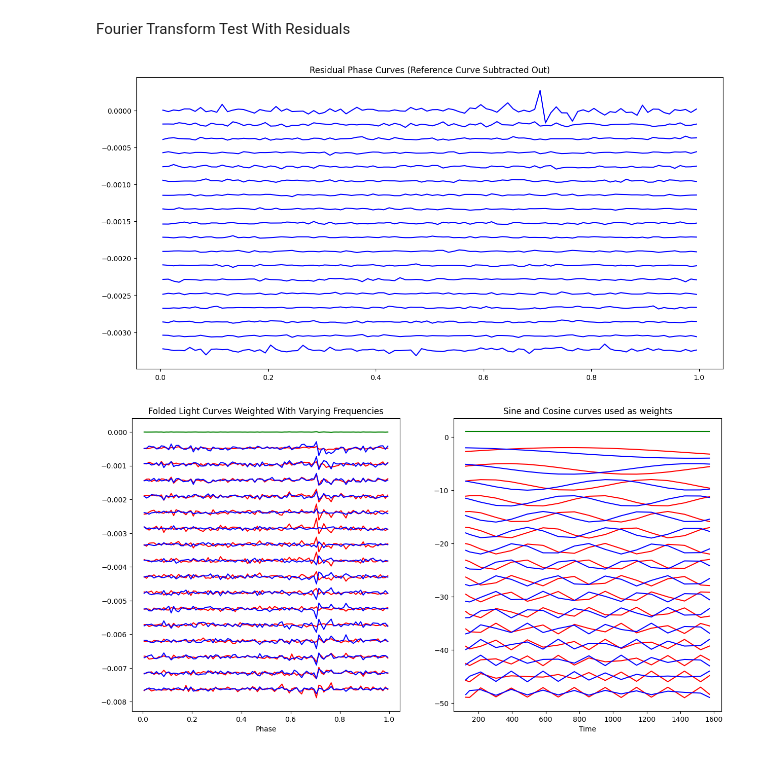
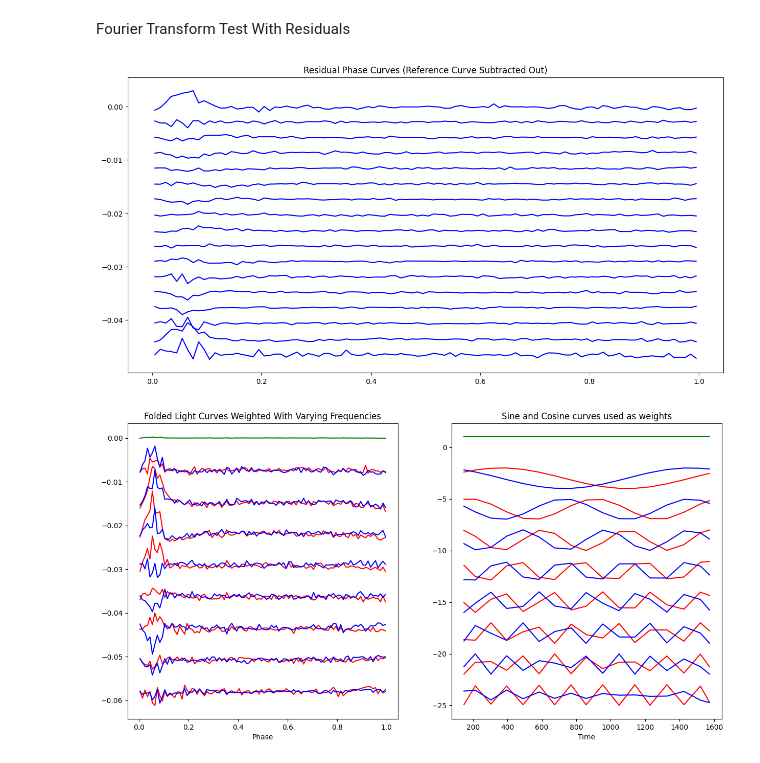
Before and after one commit to nsodickson/USP-Exoplanet-Analysis, a Jupyter notebook: Pipeline.ipynb, the cells around one changed output. Drawn from its saved outputs; the diff is of its cells as text; code cells hidden in the pictures.

```diff
--- a/Pipeline.ipynb
+++ b/Pipeline.ipynb
@@ -660,7 +665,7 @@ Target List:
 - Kepler-42 c, notes: extremely short period
 # %%
 # Initialize Target Constants
-target = "Kepler-78 b"
+target = "Kepler-1520 b"
 if target in sp_csv.index:
     prior_period = sp_csv.loc[target, "pl_orbper"]
     target_period_range = getPeriodRange(period=prior_period)
@@ -768,7 +746,7 @@ Target List:
 - Kepler-42 c, notes: extremely short period
 # %%
 # Initialize target constants
-target = "Kepler-78 b"
+target = "Kepler-1520 b"
 if target in sp_csv.index:
     prior_period = sp_csv.loc[target, "pl_orbper"]
     target_period_range = getPeriodRange(period=prior_period)
@@ -796,7 +774,6 @@ for name in exclude:
         search_result.remove(name)
 search_result = sorted(search_result, key=lambda name: int(name[len(header):-len(footer)]))
 """
-
 
 lc = LC(np.empty(0), np.empty(0))
 filter_cutoff = 1 / prior_period - 0.5  # Filter cutoff is the frequency in the literature minus a small buffer
@@ -850,7 +827,7 @@ lc.fold(period)
 print(f"Period of {target} obtained from BLS periodogram: {period} Days or {period * 24} Hours")
 # print(f"Standard deviation of periods with quarter 0: {np.std(periods)}, without quarter 0: {np.std(periods[1:])}")
 spacing = np.nanstd(lc.flux) * 2.5
-frequencies = [i * (2 * math.pi / (timeline * 2)) for i in range(1, 17)]
+frequencies = [i * (2 * math.pi / (timeline)) for i in range(1, len(lc_list) // 2 + 1)]
 
 lc_list_cut = cut(lc.time, lc.flux, period)
 for quarter_lc in lc_list:
@@ -901,18 +878,6 @@ plt.figure(figsize=standard_figsize)
 quarter = 1
 with sortToPhase(lc_list[quarter]) as quarter_lc:
     phase_binned, flux_binned = timeBin(quarter_lc.phase, quarter_lc.flux, bins=np.arange(0, 1.01, 0.01), aggregate_func=np.mean)
-
-    # Fitting with ktransit
-    """
-    model = ktransit.FitTransit()
-    model.add_guess_star()
-    model.add_guess_planet()
-    model.add_data(time=quarter_lc.phase, flux=quarter_lc.flux)
-    model.free_parameters(fitparstar=['rho', 'ld1', 'ld2', 'ld3', 'ld4', 'dil', 'veloffset', 'zpt'],
-                          fitparplanet=['T0', 'period', 'impact', 'rprs', 'ecosw', 'esinw', 'rvamp', 'occ', 'ell', 'alb'])
-    model.do_fit()
-    model.print_results()
-    """
 
     # Fitting with BLS
     model = BoxLeastSquares(quarter_lc.phase, quarter_lc.flux)
@@ -985,15 +950,44 @@ Fourier Transform Test With Residuals
 # %%
 plt.figure(figsize=standard_figsize)
 
 residual_lc_list = np.zeros_like(lc_list, dtype=object)
 ref_phase_binned, ref_flux_binned = timeBin(lc.phase, lc.flux, bins=np.arange(0, 1.01, 0.01), aggregate_func=np.mean)
 for idx, quarter_lc in enumerate(lc_list):
     phase_binned, flux_binned = timeBin(quarter_lc.phase, quarter_lc.flux, bins=np.arange(0, 1.01, 0.01), aggregate_func=np.mean)
-    residual_lc_list[idx] = LC(phase_binned, flux_binned - ref_flux_binned)  # Wrapping the residual fluxes in an LC object (temporary solution)
-    plt.plot(residual_lc_list[idx].time, residual_lc_list[idx].flux - spacing * idx, color="blue")
+    residual_lc_list[idx] = (phase_binned, flux_binned - ref_flux_binned)
+    plt.plot(residual_lc_list[idx][0], residual_lc_list[idx][1] - spacing * idx, color="blue")
 plt.title("Residual Phase Curves (Reference Curve Subtracted Out)")
 
-produceFrequencyBinPlots(lc_list=residual_lc_list, period=1, spacing=spacing * 2.5, frequencies=frequencies, time=time_list, bins=np.arange(0, 1.01, 0.01), aggregate_func=np.mean)  # Indicating period of 1 so the phase will be the same as the time
+fig, (ax1, ax2) = plt.subplots(1, 2)
+fig.set(figheight=standard_figsize[1], figwidth=standard_figsize[0])
+
+ax1.set_title("Folded Light Curves Weighted With Varying Frequencies")
+ax2.set_title("Sine and Cosine curves used as weights")
+ax1.set_xlabel("Phase")
+ax2.set_xlabel("Time")
+
+# Getting the average residual light curve
+lc_avg = 0
+for n, quarter_residual_lc in enumerate(residual_lc_list):
+    phase_binned, flux_binned = quarter_residual_lc
+    lc_avg += flux_binned
+lc_avg /= len(residual_lc_list)
+ax1.plot(phase_binned, lc_avg, color="green")
+ax2.plot(time_list, np.ones_like(time_list), color="green")
+
+for idx, f in enumerate(frequencies):
+    lc_avg_sin = 0
+    lc_avg_cos = 0
+    for n, quarter_residual_lc in enumerate(residual_lc_list):
+        phase_binned, flux_binned = quarter_residual_lc
+        lc_avg_sin += flux_binned * np.sin(time_list[n] * f)
+        lc_avg_cos += flux_binned * np.cos(time_list[n] * f)
+    ax1.plot(phase_binned, lc_avg_sin - np.mean(lc_avg_sin) - spacing * 2.5 * (idx + 1), color="red")
+    ax1.plot(phase_binned, lc_avg_cos - np.mean(lc_avg_cos) - spacing * 2.5 * (idx + 1), color="blue")
+    ax2.plot(time_list, np.sin(time_list * f) - 3 * (idx + 1), color="red")
+    ax2.plot(time_list, np.cos(time_list * f) - 3 * (idx + 1), color="blue")
+
+plt.show()
 # %% [output]
-[figure, old version]
+[figure, new version]
-[figure, old version]
+[figure, new version]
```
Also changed, not shown: parts of 9 cells of this notebook, 2 other files.
